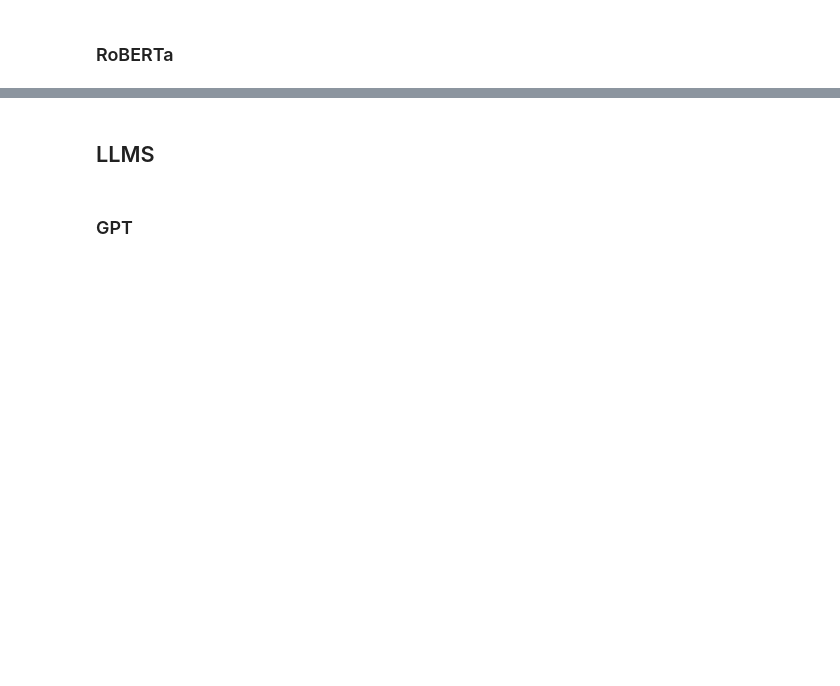
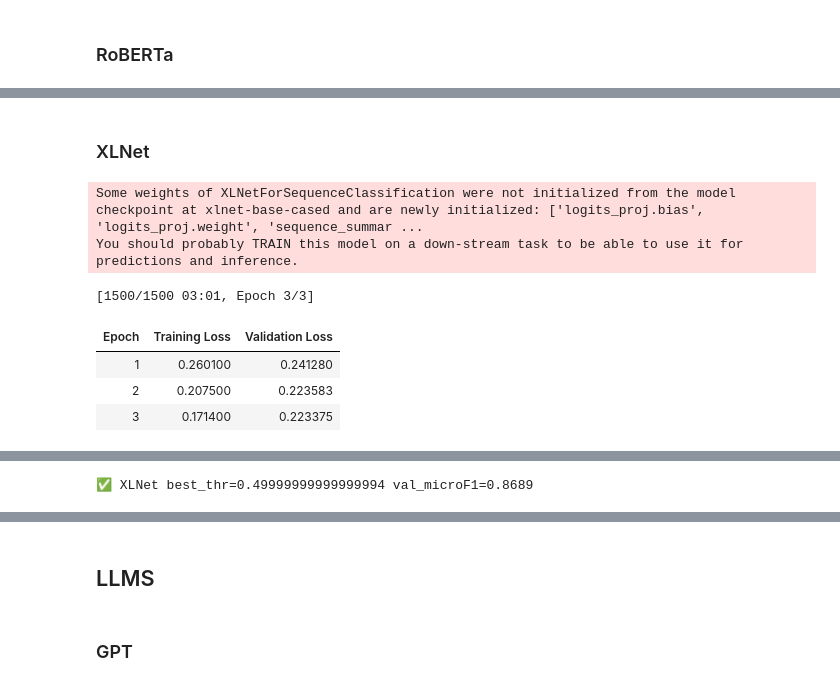
Before and after one commit to ShirleneRose/TriggerWarnings, a Jupyter notebook: jupyter-notebooks/model_evaluations.ipynb, the cells around one changed output, grey strips where cells are left out. Saved outputs shown, nothing was run; the diff lists cells and outputs as text; code cells hidden in the pictures; blank space fills up the shorter version.

```diff
--- a/jupyter-notebooks/model_evaluations.ipynb
+++ b/jupyter-notebooks/model_evaluations.ipynb
@@ -441,0 +593,49 @@ tokenizer_bert.save_pretrained(str(model_dir_bert / "final_model"))
+# %% [markdown]
+### XLNet
+# %%
+MODEL_NAME_XLNET = "xlnet-base-cased"
+MODEL_KEY_XLNET  = "xlnet-base-cased"
+
+tokenizer_xlnet = AutoTokenizer.from_pretrained(MODEL_NAME_XLNET, use_fast=True)
+
+# XLNet can be heavier; drop max_length if OOM
+ds_tr_xlnet  = tokenize_dataset(build_ds(X_tr,  Y_tr), tokenizer_xlnet, max_length=256, has_labels=True)
+ds_val_xlnet = tokenize_dataset(build_ds(X_val, Y_val), tokenizer_xlnet, max_length=256, has_labels=True)
+
+xlnet_model = AutoModelForSequenceClassification.from_pretrained(
+    MODEL_NAME_XLNET,
+    num_labels=len(CANON_LABELS),
+    problem_type="multi_label_classification"
+)
+
+args_xlnet = TrainingArguments(
+    output_dir=str(OUT_DIR / MODEL_KEY_XLNET / "ckpt"),
+    eval_strategy="epoch",
+    save_strategy="epoch",
+    load_best_model_at_end=True,
+    metric_for_best_model="eval_loss",
+    num_train_epochs=3,
+    per_device_train_batch_size=8,
+    per_device_eval_batch_size=8,
+    learning_rate=2e-5,
+    weight_decay=0.01,
+    logging_steps=50,
+    report_to="none",
+    fp16=torch.cuda.is_available(),
+    seed=42
+)
+
+trainer_xlnet = Trainer(model=xlnet_model, args=args_xlnet, train_dataset=ds_tr_xlnet, eval_dataset=ds_val_xlnet)
+trainer_xlnet.train()
+
+val_logits_xlnet = trainer_xlnet.predict(ds_val_xlnet).predictions
+best_thr_xlnet, best_micro_xlnet = tune_threshold(val_logits_xlnet, Y_val)
+print(f"✅ XLNet best_thr={best_thr_xlnet} val_microF1={best_micro_xlnet:.4f}")
+# %% [output]
+Some weights of XLNetForSequenceClassification were not initialized from the model checkpoint at xlnet-base-cased and are newly initialized: ['logits_proj.bias', 'logits_proj.weight', 'sequence_summar ...
+You should probably TRAIN this model on a down-stream task to be able to use it for predictions and inference.
+[1500/1500 03:01, Epoch 3/3]
+| Epoch | Training Loss | Validation Loss |
+| 1 | 0.260100 | 0.241280 |
+| 2 | 0.207500 | 0.223583 |
+| 3 | 0.171400 | 0.223375 |
@@ -441,0 +643 @@ tokenizer_bert.save_pretrained(str(model_dir_bert / "final_model"))
+✅ XLNet best_thr=0.49999999999999994 val_microF1=0.8689
```
Also changed, not shown: parts of 15 cells of this notebook, 1 other file.
